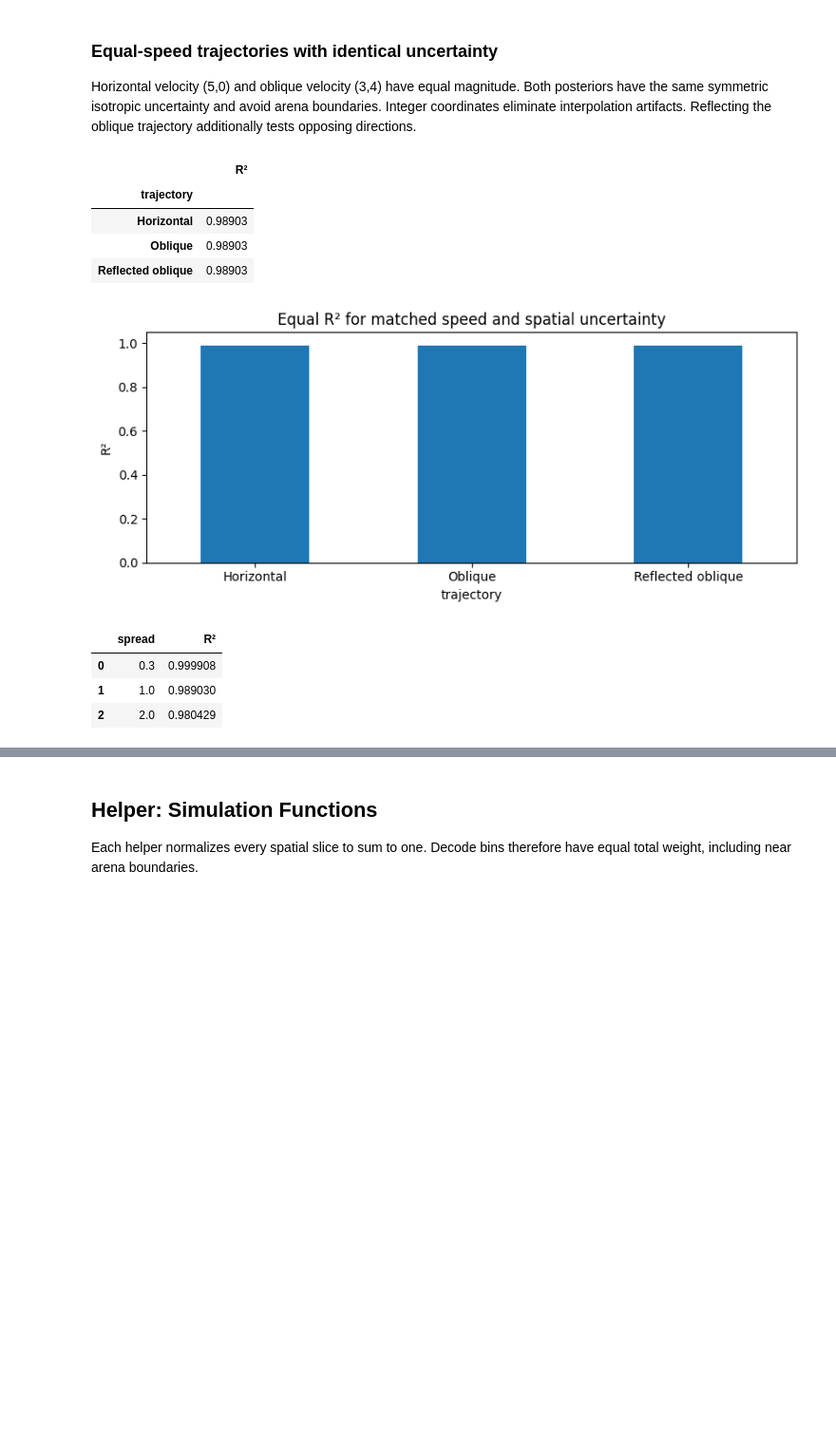
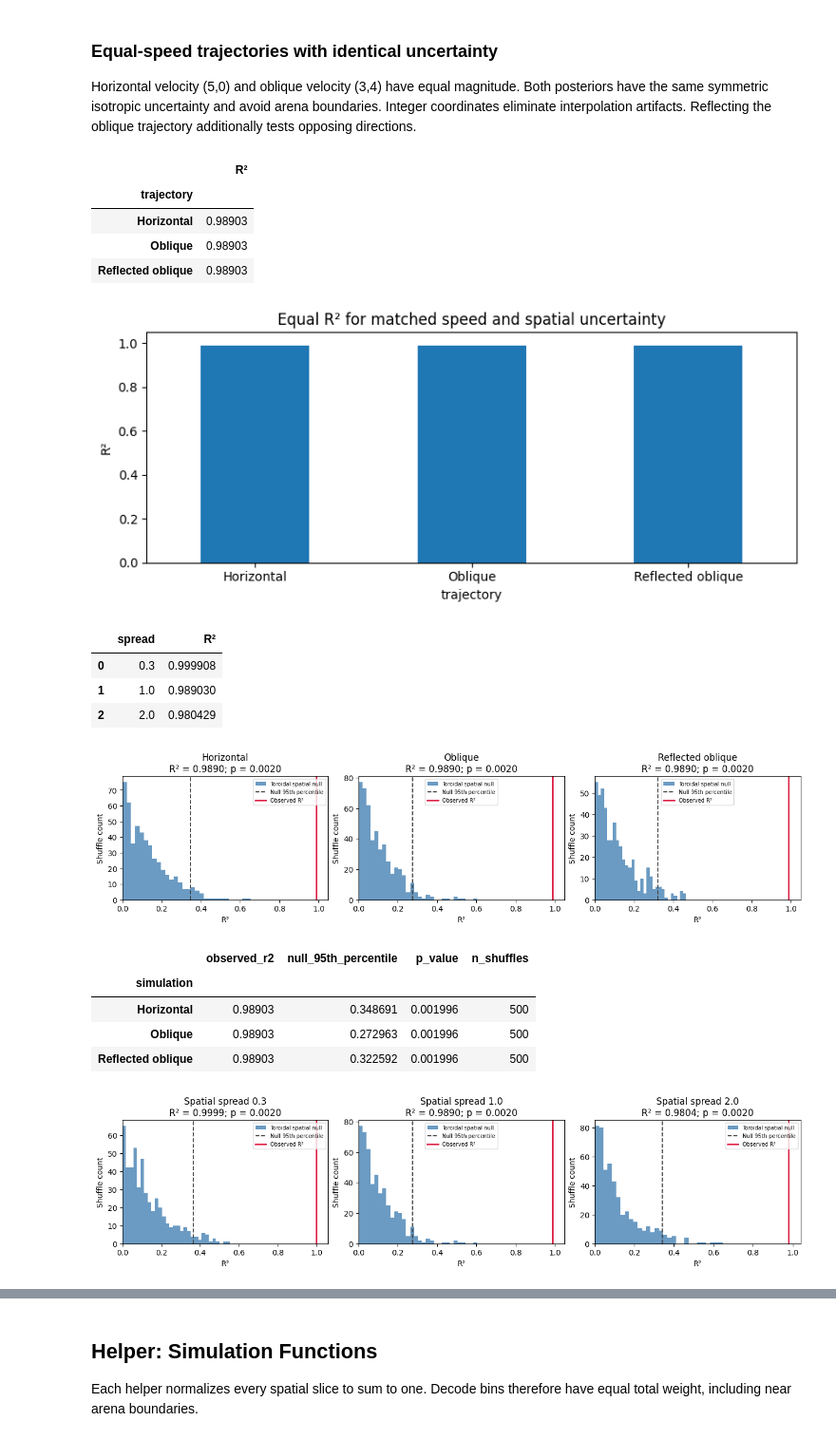
Before and after one commit to ryanharvey1/neuro_py, a Jupyter notebook: tutorials/weighted_regression_2d.ipynb, the cells around one changed output, grey strips where cells are left out. Shown at 95% size. Saved outputs shown, nothing was run; the diff lists cells and outputs as text; code cells hidden in the pictures; blank space fills up the shorter version.

```diff
--- a/tutorials/weighted_regression_2d.ipynb
+++ b/tutorials/weighted_regression_2d.ipynb
@@ -104,30 +213,47 @@ display(rotation_table)
 rotation_table.plot.bar(
     rot=0, ylim=(0, 1.05), ylabel="R²", figsize=(8, 3.5), legend=False
 )
 plt.title("Equal R² for matched speed and spatial uncertainty")
 plt.tight_layout()
 plt.show()
 
 # Posterior spread is retained in the residual, unlike scoring only its mean.
 uncertainty = pd.DataFrame(
     [
         {
             "spread": spread,
             "R²": weighted_regression_2d(equal_speed_posterior(3, 4, spread))[0],
         }
         for spread in (0.3, 1.0, 2.0)
     ]
 )
 assert np.all(np.diff(uncertainty["R²"]) < 0)
 display(uncertainty)
+
+display(plot_r2_nulls(matched))
+display(
+    plot_r2_nulls(
+        {
+            f"Spatial spread {spread}": equal_speed_posterior(3, 4, spread)
+            for spread in (0.3, 1.0, 2.0)
+        }
+    )
+)
 # %% [output]
 |  | R² |
 | trajectory |  |
 | Horizontal | 0.98903 |
 | Oblique | 0.98903 |
 | Reflected oblique | 0.98903 |
 [figure]
 |  | spread | R² |
 | 0 | 0.3 | 0.999908 |
 | 1 | 1.0 | 0.989030 |
 | 2 | 2.0 | 0.980429 |
+[figure, added]
+|  | observed_r2 | null_95th_percentile | p_value | n_shuffles |
+| simulation |  |  |  |  |
+| Horizontal | 0.98903 | 0.348691 | 0.001996 | 500 |
+| Oblique | 0.98903 | 0.272963 | 0.001996 | 500 |
+| Reflected oblique | 0.98903 | 0.322592 | 0.001996 | 500 |
+[figure, added]
```
Also changed, not shown: parts of 17 cells of this notebook, 1 other file.
